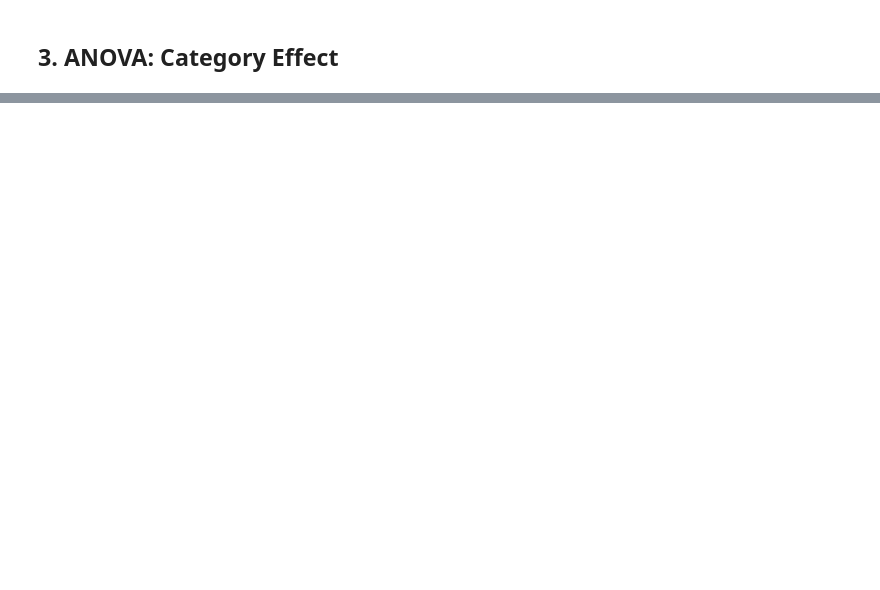
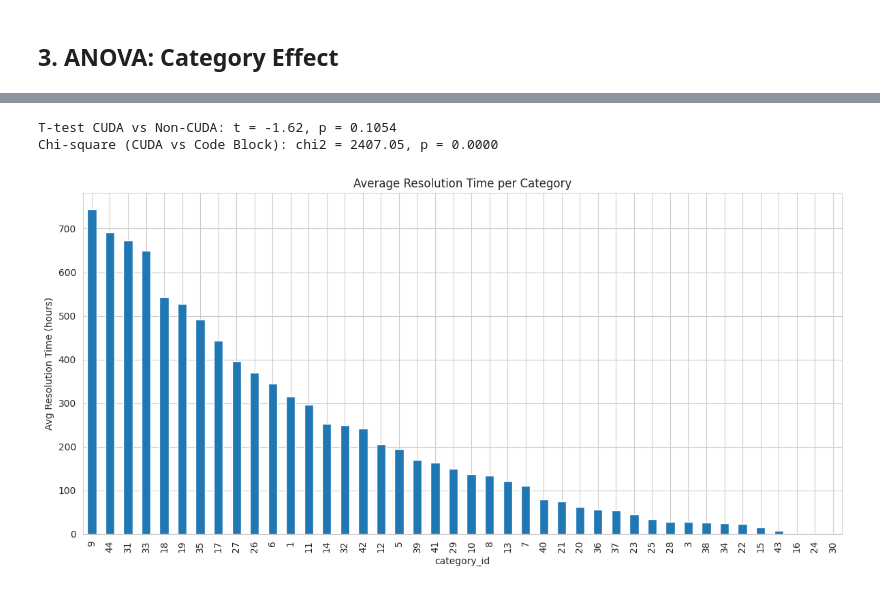
Before and after one commit to WazupSteve/torch_cuda, a Jupyter notebook: notebooks/01_descriptive_analysis.ipynb, the cells around one changed output, grey strips where cells are left out. Cells and saved outputs as stored; diff of their text form; code cells hidden in the pictures; blank space fills up the shorter version.

```diff
--- a/notebooks/01_descriptive_analysis.ipynb
+++ b/notebooks/01_descriptive_analysis.ipynb
@@ -202,0 +365,28 @@ plt.show()
+# %%
+# --- Statistical Significance Tests ---
+
+#  T-test for CUDA vs Non-CUDA Resolution Time
+cuda_times = df[df['is_cuda_related']]['time_to_resolution_hours'].dropna()
+non_cuda_times = df[~df['is_cuda_related']]['time_to_resolution_hours'].dropna()
+t_stat, p_val = stats.ttest_ind(cuda_times, non_cuda_times, equal_var=False)
+print(f"T-test CUDA vs Non-CUDA: t = {t_stat:.2f}, p = {p_val:.4f}")
+
+# Chi-square: CUDA vs Code Block Presence
+contingency = pd.crosstab(df['is_cuda_related'], df['has_code_block'])
+chi2, p_chi, dof, expected = stats.chi2_contingency(contingency)
+print(f"Chi-square (CUDA vs Code Block): chi2 = {chi2:.2f}, p = {p_chi:.4f}")
+
+# Category-wise summary
+cat_summary = (
+    df.groupby(['category_id'])['time_to_resolution_hours']
+    .mean().sort_values(ascending=False)
+)
+cat_summary.plot(kind='bar', figsize=(12,6))
+plt.title("Average Resolution Time per Category")
+plt.ylabel("Avg Resolution Time (hours)")
+plt.tight_layout()
+plt.show()
+# %% [output]
+T-test CUDA vs Non-CUDA: t = -1.62, p = 0.1054
+Chi-square (CUDA vs Code Block): chi2 = 2407.05, p = 0.0000
+[figure, added]
```
Also changed, not shown: parts of 16 cells of this notebook, 3 other files.
